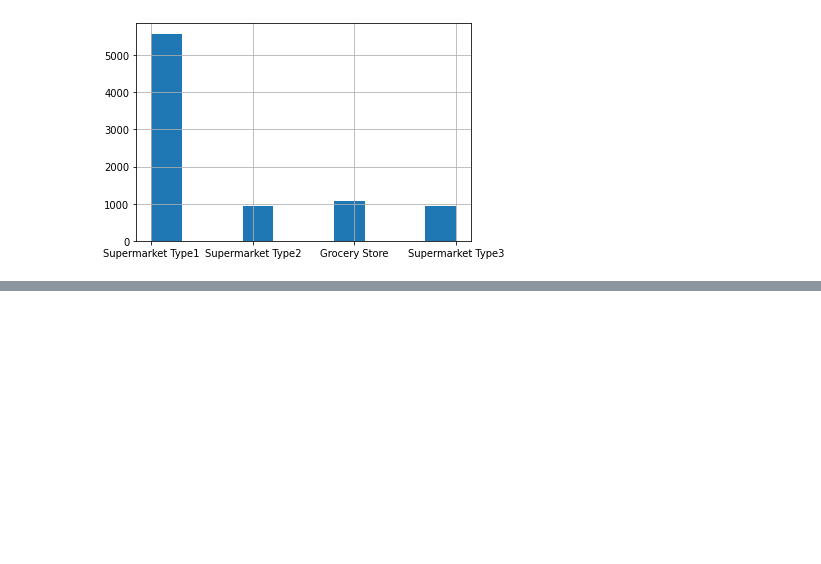
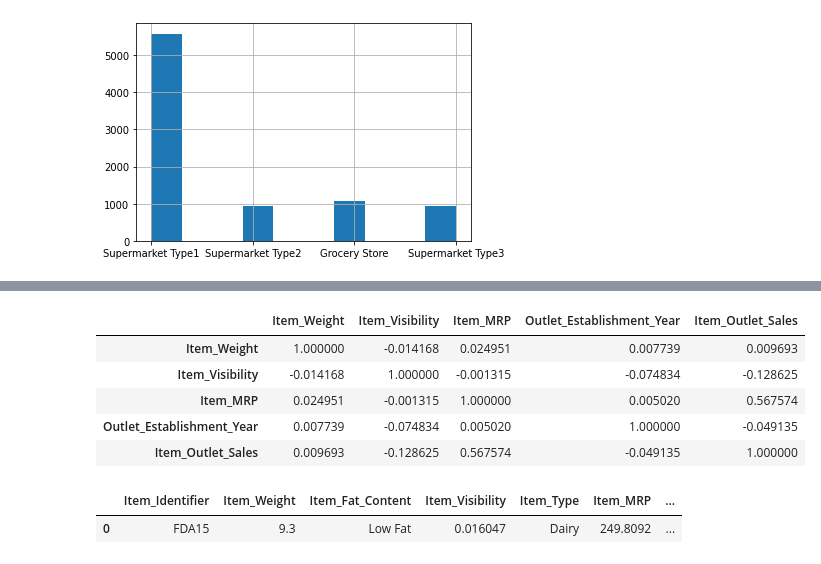
Before and after one commit to victorjms/prediccion-ventas, a Jupyter notebook: Proyecto.ipynb, the cells around one changed output, grey strips where cells are left out. Drawn from its saved outputs; the diff is of its cells as text; code cells hidden in the pictures; blank space fills up the shorter version.

```diff
--- a/Proyecto.ipynb
+++ b/Proyecto.ipynb
@@ -204,0 +286,14 @@ import seaborn as sns
+# %%
+df.corr()
+# %% [output]
+|  | Item_Weight | Item_Visibility | Item_MRP | Outlet_Establishment_Year | Item_Outlet_Sales |
+| Item_Weight | 1.000000 | -0.014168 | 0.024951 | 0.007739 | 0.009693 |
+| Item_Visibility | -0.014168 | 1.000000 | -0.001315 | -0.074834 | -0.128625 |
+| Item_MRP | 0.024951 | -0.001315 | 1.000000 | 0.005020 | 0.567574 |
+| Outlet_Establishment_Year | 0.007739 | -0.074834 | 0.005020 | 1.000000 | -0.049135 |
+| Item_Outlet_Sales | 0.009693 | -0.128625 | 0.567574 | -0.049135 | 1.000000 |
+# %%
+df.head(1)
+# %% [output]
+|  | Item_Identifier | Item_Weight | Item_Fat_Content | Item_Visibility | Item_Type | Item_MRP | ... |
+| 0 | FDA15 | 9.3 | Low Fat | 0.016047 | Dairy | 249.8092 | ... |
```
Also changed, not shown: parts of 28 cells of this notebook.
